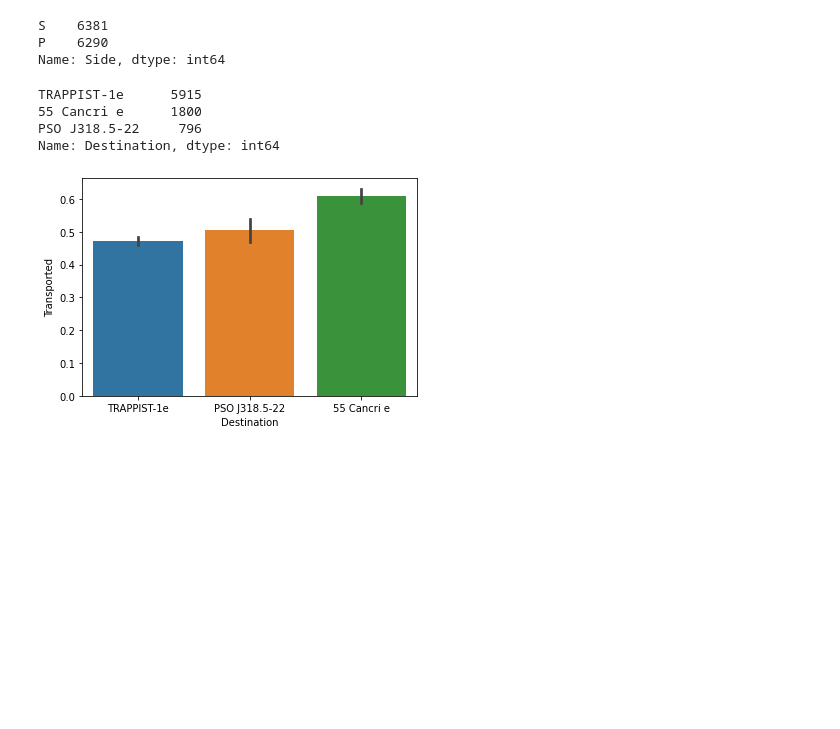
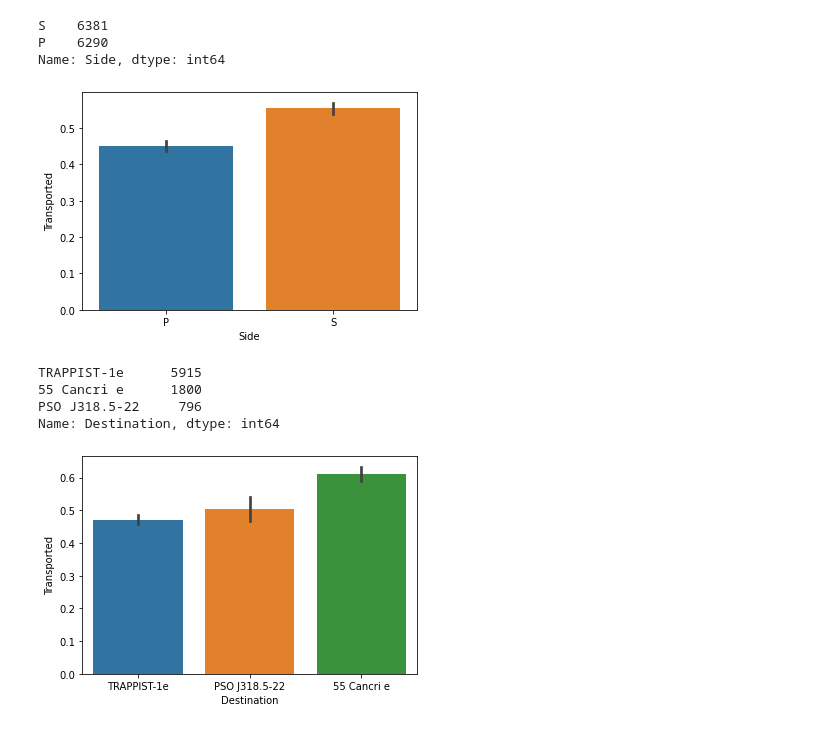
Before and after one commit to ahendricks2/Spaceship_Titanic, a Jupyter notebook: Main_Notebook.ipynb, the cells around one changed output. Saved outputs shown, nothing was run; the diff lists cells and outputs as text; code cells hidden in the pictures; blank space fills up the shorter version.

```diff
--- a/Main_Notebook.ipynb
+++ b/Main_Notebook.ipynb
@@ -193,6 +200,10 @@ full_df['Side'].value_counts()
 S    6381
 P    6290
 Name: Side, dtype: int64
+# %%
+sns.barplot(x='Side',y='Transported',data=full_df);
+# %% [output]
+[figure, added]
 # %%
 train_df['Destination'].value_counts()
 # %% [output]
```
Also changed, not shown: parts of 48 cells of this notebook.
